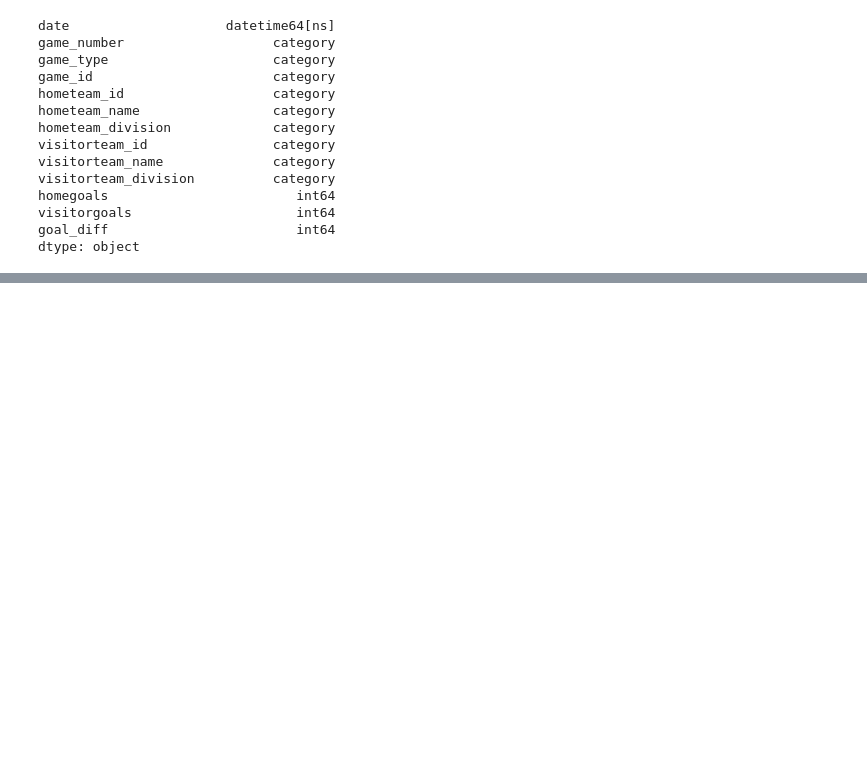
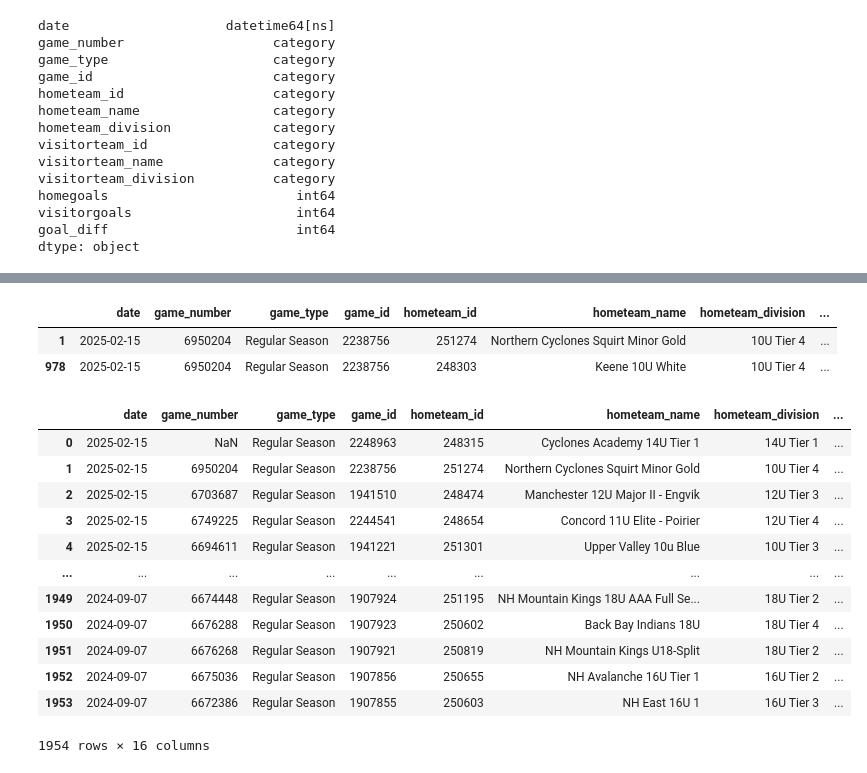
Before and after one commit to BFiveAlive/youth-hockey, a Jupyter notebook: glm.ipynb, the cells around one changed output, grey strips where cells are left out. Saved outputs shown, nothing was run; the diff lists cells and outputs as text; code cells hidden in the pictures; blank space fills up the shorter version.

```diff
--- a/glm.ipynb
+++ b/glm.ipynb
@@ -103,0 +209,27 @@ MAPE:  626476291563277.6
+# %%
+out[(out['game_id']=='2238756')]
+# %% [output]
+|  | date | game_number | game_type | game_id | hometeam_id | hometeam_name | hometeam_division | ... |
+| 1 | 2025-02-15 | 6950204 | Regular Season | 2238756 | 251274 | Northern Cyclones Squirt Minor Gold | 10U Tier 4 | ... |
+| 978 | 2025-02-15 | 6950204 | Regular Season | 2238756 | 248303 | Keene 10U White | 10U Tier 4 | ... |
+# %%
+out2 = out[['game_id', 'visitorteam_id', 'pred_home']].rename(columns={'visitorteam_id': 'hometeam_id', 'pred_home': 'pred_visitor'})
+out_merged = pd.merge(out, out2, on=['game_id', 'hometeam_id'])
+del out2
+
+out_merged['pred_diff'] = out_merged['pred_home'] - out_merged['pred_visitor']
+out_merged
+# %% [output]
+|  | date | game_number | game_type | game_id | hometeam_id | hometeam_name | hometeam_division | ... |
+| 0 | 2025-02-15 | NaN | Regular Season | 2248963 | 248315 | Cyclones Academy 14U Tier 1 | 14U Tier 1 | ... |
+| 1 | 2025-02-15 | 6950204 | Regular Season | 2238756 | 251274 | Northern Cyclones Squirt Minor Gold | 10U Tier 4 | ... |
+| 2 | 2025-02-15 | 6703687 | Regular Season | 1941510 | 248474 | Manchester 12U Major II - Engvik | 12U Tier 3 | ... |
+| 3 | 2025-02-15 | 6749225 | Regular Season | 2244541 | 248654 | Concord 11U Elite - Poirier | 12U Tier 4 | ... |
+| 4 | 2025-02-15 | 6694611 | Regular Season | 1941221 | 251301 | Upper Valley 10u Blue | 10U Tier 3 | ... |
+| ... | ... | ... | ... | ... | ... | ... | ... | ... |
+| 1949 | 2024-09-07 | 6674448 | Regular Season | 1907924 | 251195 | NH Mountain Kings 18U AAA Full Se... | 18U Tier 2 | ... |
+| 1950 | 2024-09-07 | 6676288 | Regular Season | 1907923 | 250602 | Back Bay Indians 18U | 18U Tier 4 | ... |
+| 1951 | 2024-09-07 | 6676268 | Regular Season | 1907921 | 250819 | NH Mountain Kings U18-Split | 18U Tier 2 | ... |
+| 1952 | 2024-09-07 | 6675036 | Regular Season | 1907856 | 250655 | NH Avalanche 16U Tier 1 | 16U Tier 2 | ... |
+| 1953 | 2024-09-07 | 6672386 | Regular Season | 1907855 | 250603 | NH East 16U 1 | 16U Tier 3 | ... |
+1954 rows × 16 columns
```
Also changed, not shown: parts of 6 cells of this notebook.
